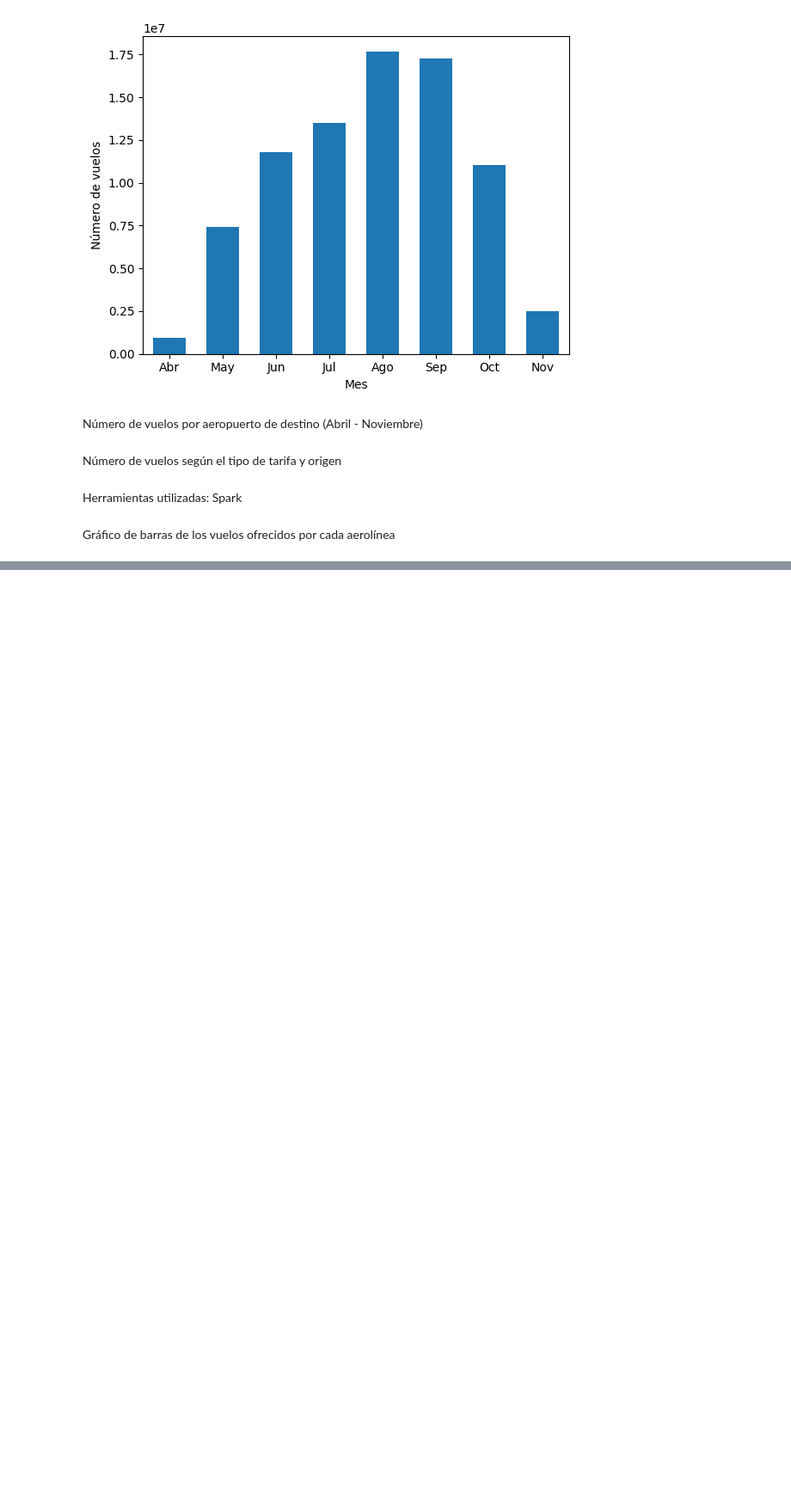
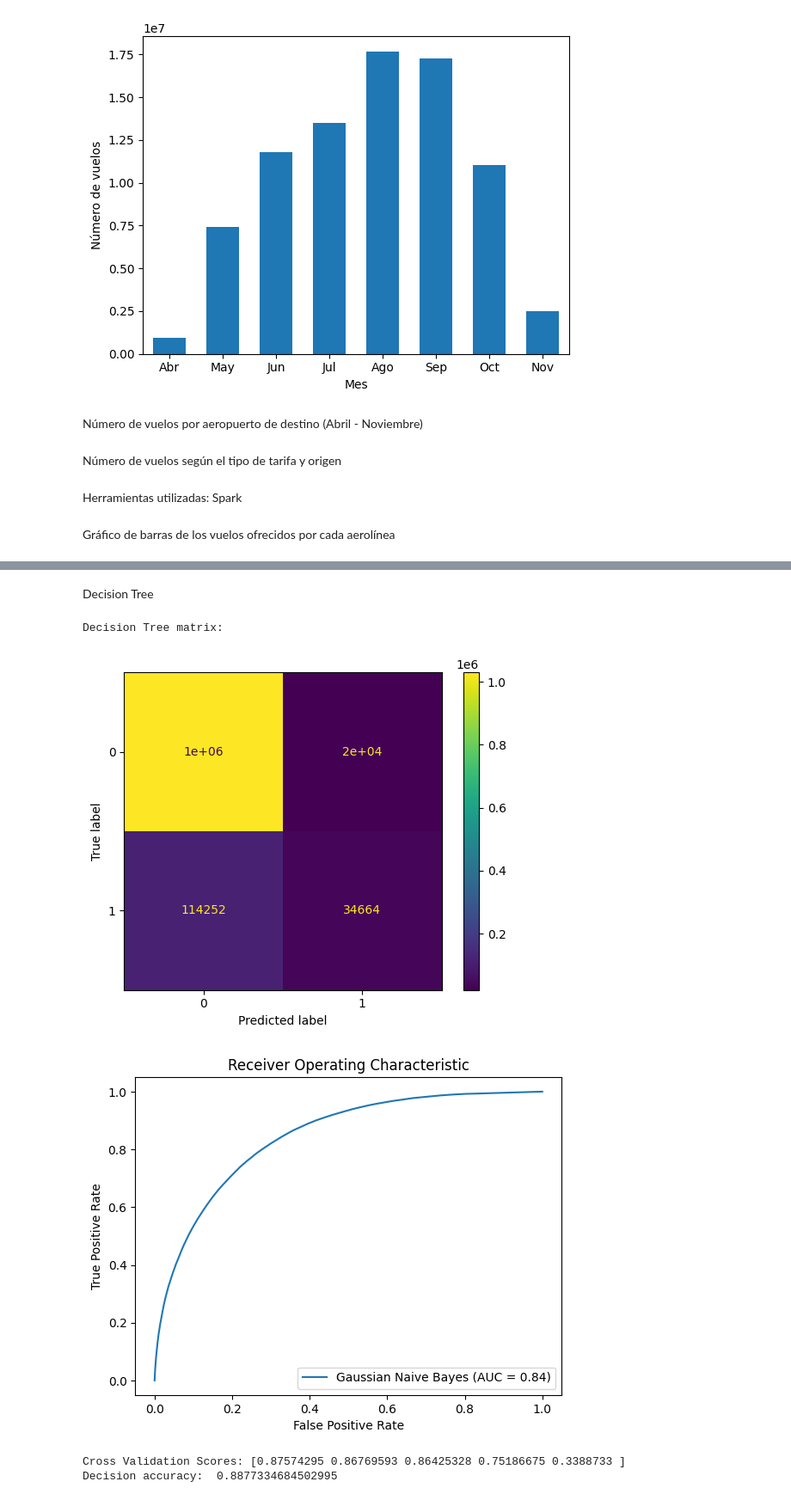
Before and after one commit to PRegi6/Min, a Jupyter notebook: Utils/codigoPablo.ipynb, the cells around one changed output, grey strips where cells are left out. Shown at 86% size. Drawn from its saved outputs; the diff is of its cells as text; code cells hidden in the pictures; blank space fills up the shorter version.

```diff
--- a/Utils/codigoPablo.ipynb
+++ b/Utils/codigoPablo.ipynb
@@ -162,0 +240,43 @@ plt.show()
+# %% [markdown]
+Decision Tree
+# %%
+# Decision Tree
+dt = DecisionTreeClassifier()
+dt.fit(X_train, y_train)
+dt_pred = dt.predict(X_test)
+
+# Evaluar calidad del modelo Decision Tree
+dt_confusion = confusion_matrix(y_test, dt_pred)
+dt_fpr, dt_tpr, _ = roc_curve(y_test, dt.predict_proba(X_test)[:,1])
+dt_auc = roc_auc_score(y_test, dt.predict_proba(X_test)[:,1])
+dt_cv_score = cross_val_score(dt, df.drop('isBasicEconomy', axis=1), df['isBasicEconomy'], cv=5)
+
+# Matriz de confusión
+print("Decision Tree matrix:")
+disp = ConfusionMatrixDisplay(dt_confusion)
+disp.plot()
+plt.show()
+print("\n")
+
+# Dibujar la curva ROC para Gaussian Naive Bayes
+plt.plot(dt_fpr, dt_tpr, label='Gaussian Naive Bayes (AUC = {:.2f})'.format(dt_auc))
+
+# Agregar etiquetas y leyenda al gráfico
+plt.xlabel('False Positive Rate')
+plt.ylabel('True Positive Rate')
+plt.title('Receiver Operating Characteristic')
+plt.legend()
+plt.show()
+
+# Cross validation score
+print("Cross Validation Scores:", dt_cv_score)
+
+# Calculo y muestro la precisión del modelo
+dt_acc = accuracy_score(y_test, dt_pred)
+print("Decision accuracy: ", dt_acc)
+# %% [output]
+Decision Tree matrix:
+[figure, added]
+[figure, added]
+Cross Validation Scores: [0.87574295 0.86769593 0.86425328 0.75186675 0.3388733 ]
+Decision accuracy:  0.8877334684502995
```
Also changed, not shown: parts of 7 cells of this notebook.
